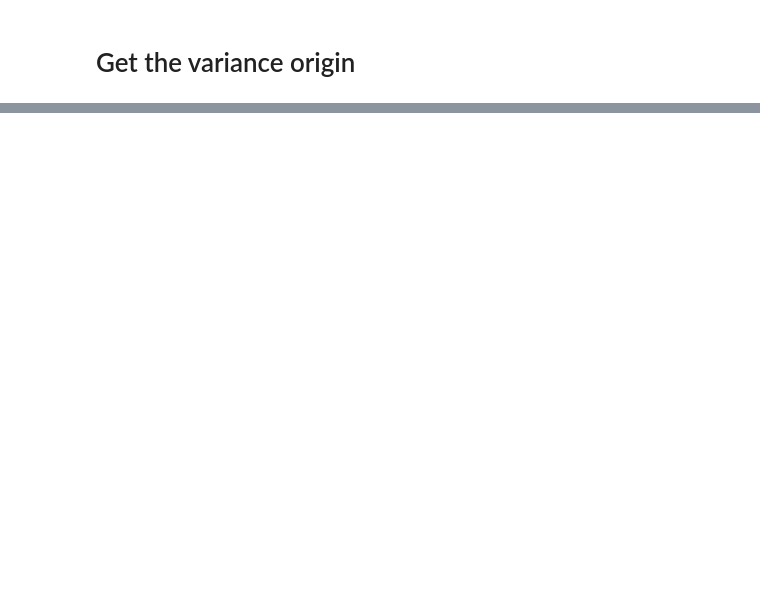
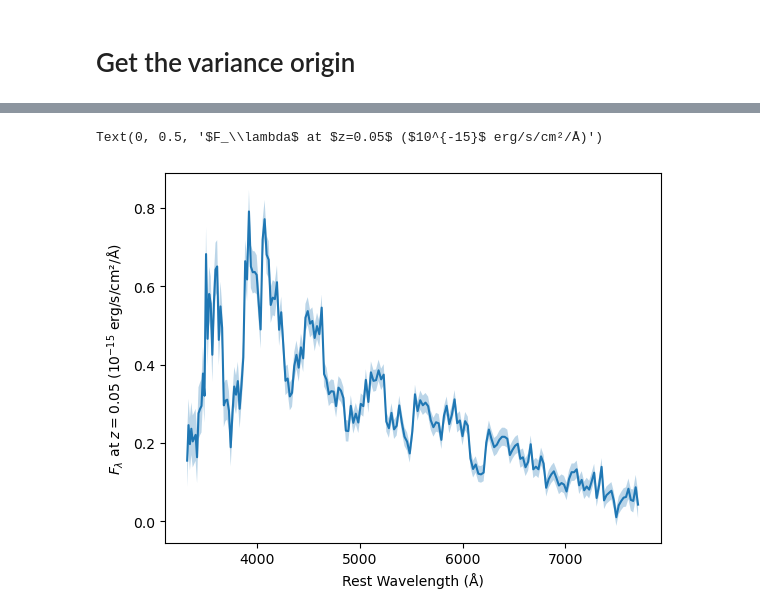
Before and after one commit to MickaelRigault/slicersim, a Jupyter notebook: docs/notebooks/simulation_example.ipynb, the cells around one changed output, grey strips where cells are left out. Cells and saved outputs as stored; diff of their text form; code cells hidden in the pictures; blank space fills up the shorter version.

```diff
--- a/docs/notebooks/simulation_example.ipynb
+++ b/docs/notebooks/simulation_example.ipynb
@@ -116,0 +135,31 @@ sim.get_band_flux([4000, 6000], frame="rest")
+# %%
+# choose your input spectrum and known redshift
+wl_in = lbda
+flux_in = flux_1
+var_in = variance_1
+redshift = 1.2
+
+# remove NaNs
+finite = np.isfinite(flux_in)
+wl_in = wl_in[finite]
+flux_in = flux_in[finite]
+var_in = var_in[finite]
+
+# calibrate the spectrum and scale to z=0.05, shift the wavelength to the rest frame
+sensfunc = np.interp(wl_in, sim.spectrograph.lbda,
+                     sim.spectrograph.flambda2photon * sim.detector.photonflux2ADU) * 1e-15
+background = sim.scene.background.get_spectrum(wl_in)[1] / 1e-15
+dist_ratio = cosmo.luminosity_distance(redshift) / cosmo.luminosity_distance(0.05)
+cosmo_k_corr = (1. + redshift) / 1.05
+
+xfit = wl_in / (1. + redshift)
+yfit = flux_in * dist_ratio ** 2. * cosmo_k_corr / sensfunc - background
+wfit = np.sqrt(var_in) * dist_ratio ** 2. * cosmo_k_corr / sensfunc
+
+plt.plot(xfit, yfit)
+plt.fill_between(xfit, yfit - wfit, yfit + wfit, alpha=0.3)
+plt.xlabel('Rest Wavelength (Å)')
+plt.ylabel('$F_\lambda$ at $z=0.05$ ($10^{-15}$ erg/s/cm²/Å)')
+# %% [output]
+Text(0, 0.5, '$F_\\lambda$ at $z=0.05$ ($10^{-15}$ erg/s/cm²/Å)')
+[figure, added]
```
Also changed, not shown: parts of 15 cells of this notebook.
